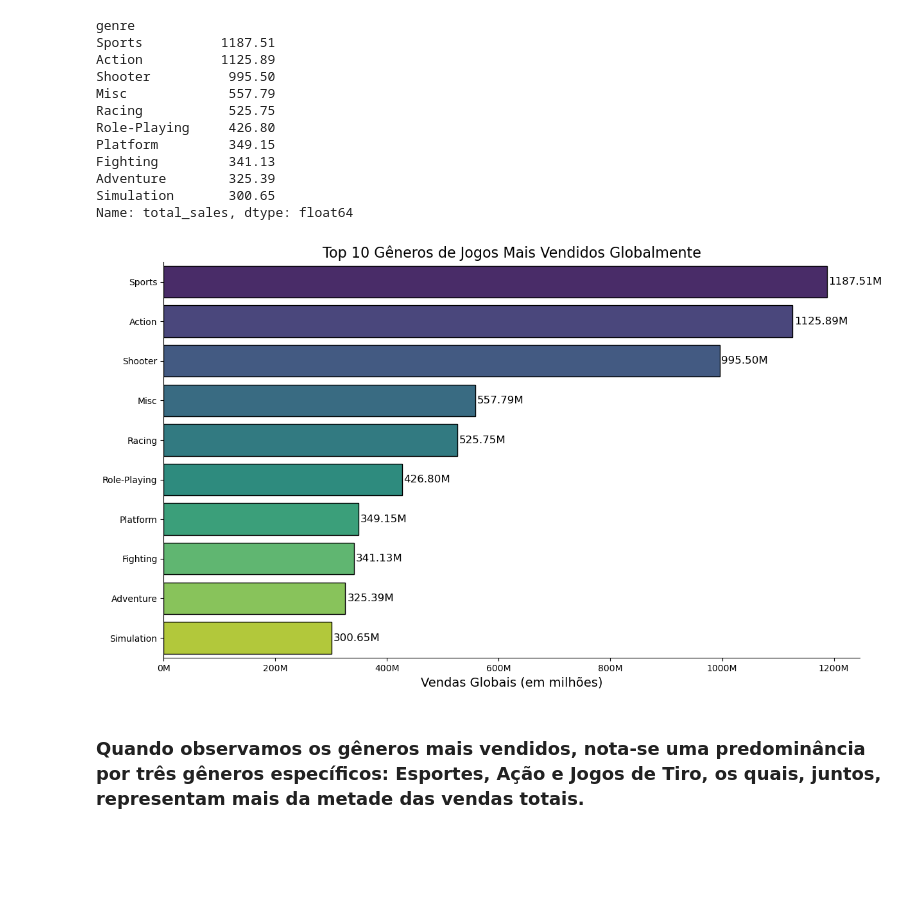
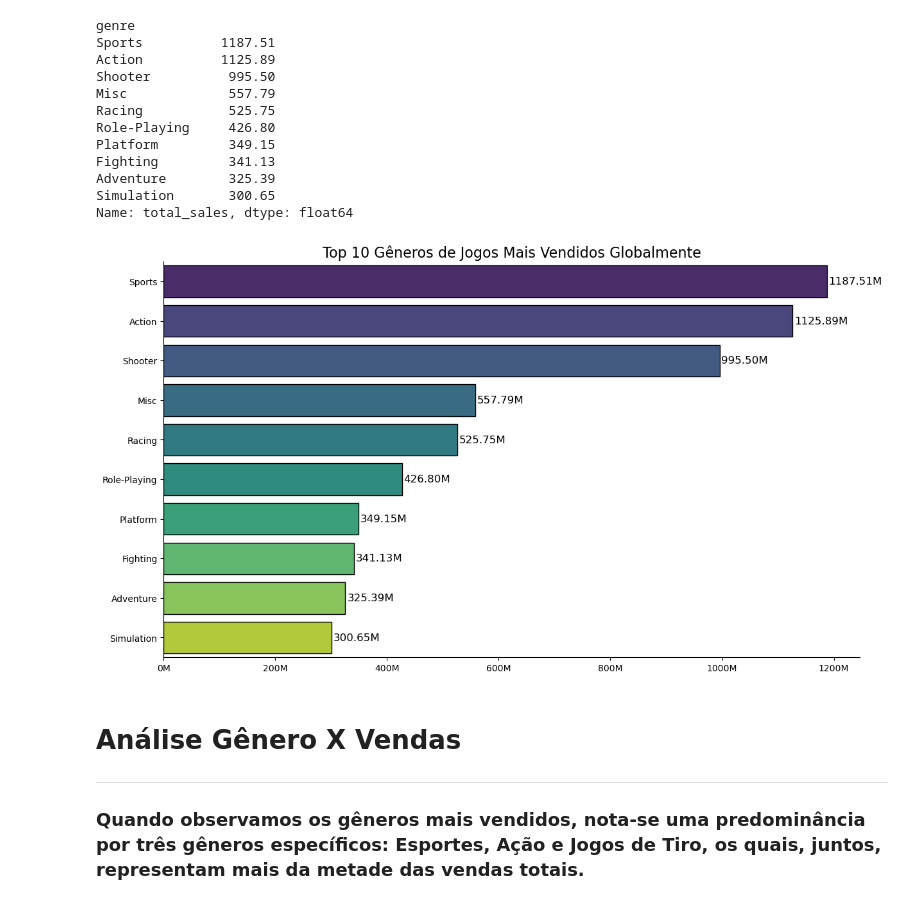
Before and after one commit to MatheusMorandi/Analise_Vendas_Jogos_2024, a Jupyter notebook: src/eda.ipynb, the cells around one changed output. Cells and saved outputs as stored; diff of their text form; code cells hidden in the pictures; blank space fills up the shorter version.

```diff
--- a/src/eda.ipynb
+++ b/src/eda.ipynb
@@ -302,31 +319,37 @@ Name: total_sales, dtype: float64
 # %%
 plt.figure(figsize = (14,8))
 
 ax = sns.barplot(
     data = pd.DataFrame(generos),
     x = generos.values,
     y = generos.index,
     palette = "viridis",
     edgecolor="black",
     hue = generos.index,
     legend = False)
 
 
 plt.gca().xaxis.set_major_formatter(plt.FuncFormatter(formatador))
 
 for container in ax.containers:
     ax.bar_label(container, fmt = "%.2fM", padding = 2, fontsize = 12)
 
 plt.title("Top 10 Gêneros de Jogos Mais Vendidos Globalmente", fontsize = 16, pad = 5)
 
-plt.xlabel("Vendas Globais (em milhões)", fontsize = 14)
+plt.xlabel("")
 
 plt.ylabel("")
 
 sns.despine()
 
 plt.show()
 # %% [output]
-[figure, old version]
+[figure, new version]
 # %% [markdown]
+<a id='generos'></a>
+
+# Análise Gênero X Vendas
+
+---
+
 ### Quando observamos os gêneros mais vendidos, nota-se uma predominância por três gêneros específicos: Esportes, Ação e Jogos de Tiro, os quais, juntos, representam mais da metade das vendas totais.
```
Also changed, not shown: parts of 24 cells of this notebook, 1 other file.
